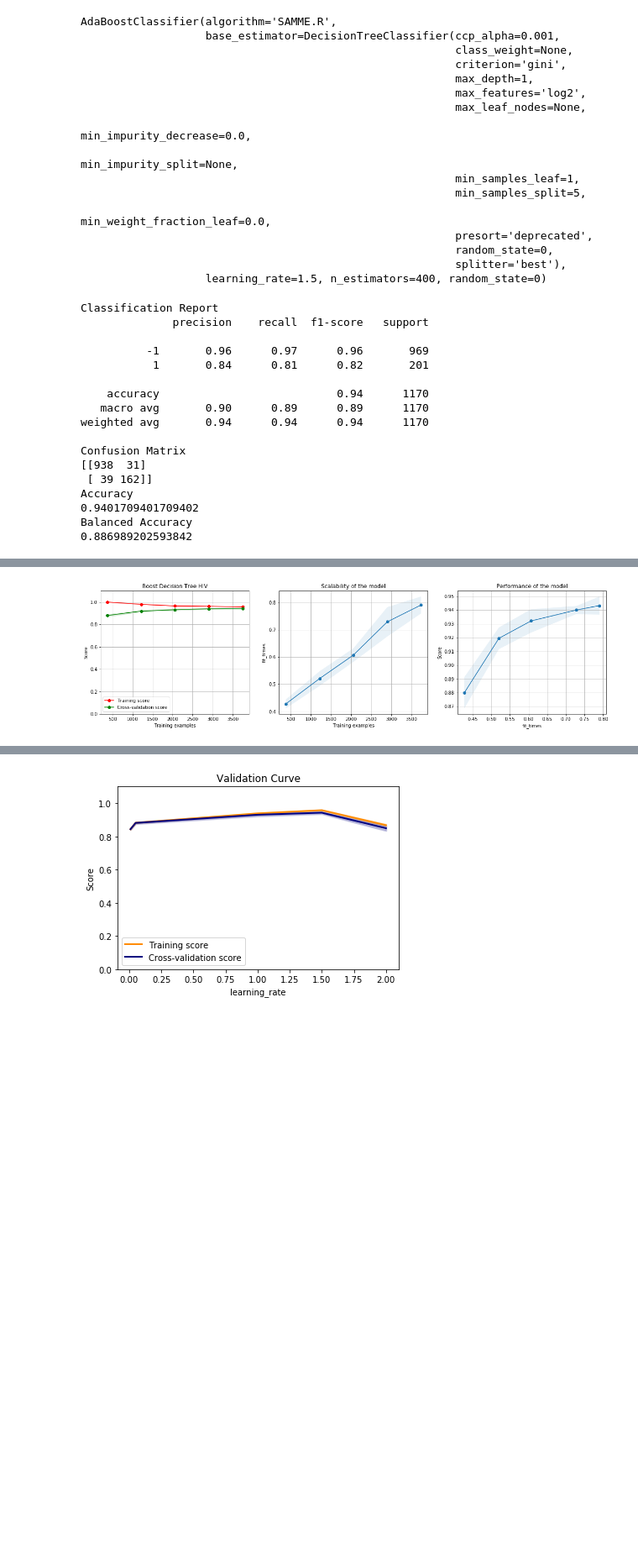
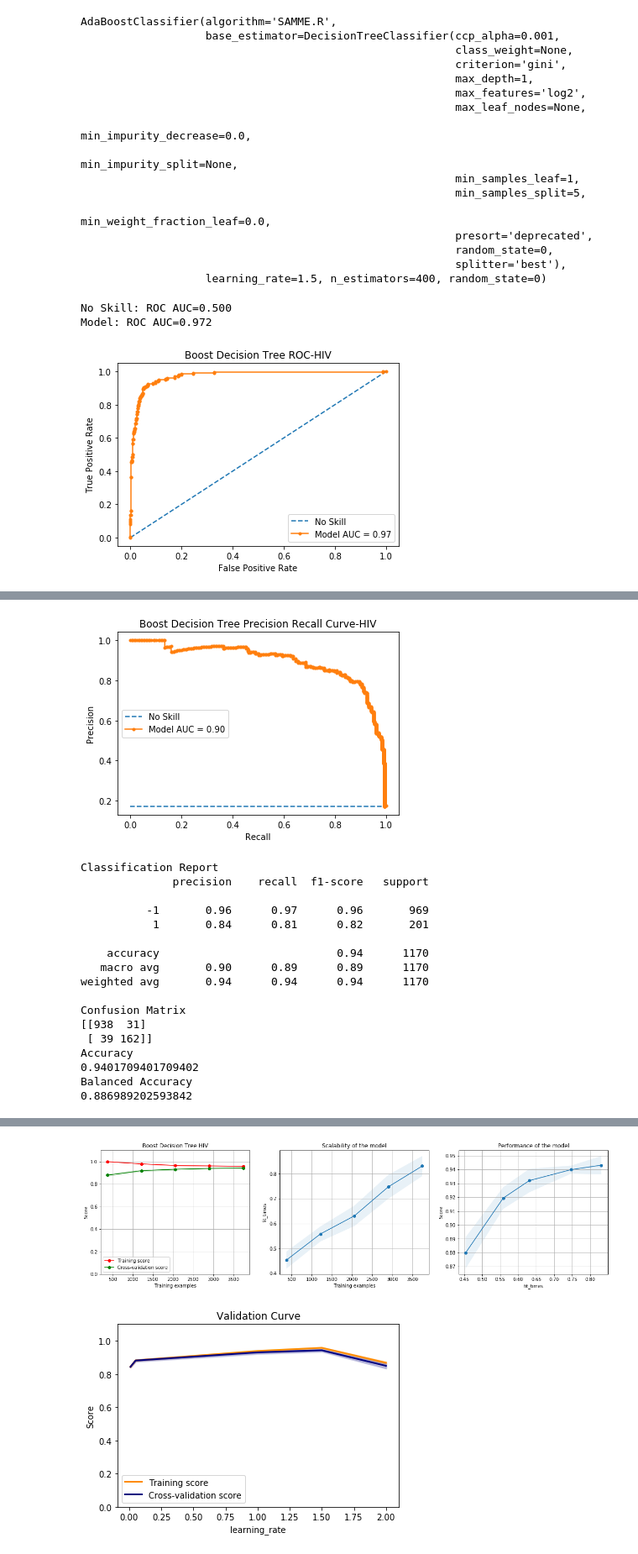
Before and after one commit to pparr/ml-supervised-learning, a Jupyter notebook: tuning/BoostDT_gridsearch_hiv.ipynb, the cells around one changed output, grey strips where cells are left out. Shown: that part at 84% size. Drawn from its saved outputs; the diff is of its cells as text; code cells hidden in the pictures; blank space fills up the shorter version.

Commit message:
boostDT HIV adding ROC and utility

```diff
--- a/tuning/BoostDT_gridsearch_hiv.ipynb
+++ b/tuning/BoostDT_gridsearch_hiv.ipynb
@@ -85,37 +86,28 @@ AdaBoostClassifier(algorithm='SAMME.R',
 # %%
 # test
 y_predict = clf.predict(x_test)
+
+# ROC
+plot_roc(clf, x_test, y_test, y_predict, 'Boost Decision Tree ROC-HIV')
+# Recall_precision_curve
+plot_precision_recall_curve(clf, x_test, y_test, y_predict, 'Boost Decision Tree Precision Recall Curve-HIV')
 
 # how did we do? Comparing y_test and predicted values
 print('Classification Report')
 print(classification_report(y_test, y_predict,zero_division=1))
 print('Confusion Matrix')
 # how to interpret: https://towardsdatascience.com/handling-imbalanced-datasets-in-machine-learning-7a0e84220f28
 print(confusion_matrix(y_test, y_predict))
 print('Accuracy')
 print(accuracy_score(y_test, y_predict))
 
 # for unbalanced data
 print('Balanced Accuracy')
 print(balanced_accuracy_score(y_test, y_predict))
 
 # 1.1 so I can see the top of the plot
 plot_learning_curve(clf, "Boost Decision Tree HIV", x_train, y_train, ylim=[0,1.1])
 # %% [output]
-Classification Report
-              precision    recall  f1-score   support
-
-          -1       0.96      0.97      0.96       969
-           1       0.84      0.81      0.82       201
-
-    accuracy                           0.94      1170
-   macro avg       0.90      0.89      0.89      1170
-weighted avg       0.94      0.94      0.94      1170
-
-Confusion Matrix
-[[938  31]
- [ 39 162]]
-Accuracy
-0.9401709401709402
-Balanced Accuracy
-0.886989202593842
+No Skill: ROC AUC=0.500
+Model: ROC AUC=0.972
+[figure, new version]
@@ -123 +115,18 @@ Balanced Accuracy
-[figure, old version]
+[figure, added]
+Classification Report
+              precision    recall  f1-score   support
+
+          -1       0.96      0.97      0.96       969
+           1       0.84      0.81      0.82       201
+
+    accuracy                           0.94      1170
+   macro avg       0.90      0.89      0.89      1170
+weighted avg       0.94      0.94      0.94      1170
+
+Confusion Matrix
+[[938  31]
+ [ 39 162]]
+Accuracy
+0.9401709401709402
+Balanced Accuracy
+0.886989202593842
@@ -124,3 +134,4 @@ Balanced Accuracy
+[figure, added]
 # %%
 plot_model_complexity_analysis(clf, "learning_rate", [.01, .05, 1.0, 1.5, 2.0], 'Boost_HIV', x_train, y_train)
 # %% [output]
```
Also changed, not shown: parts of 6 cells of this notebook, 3 other files.
